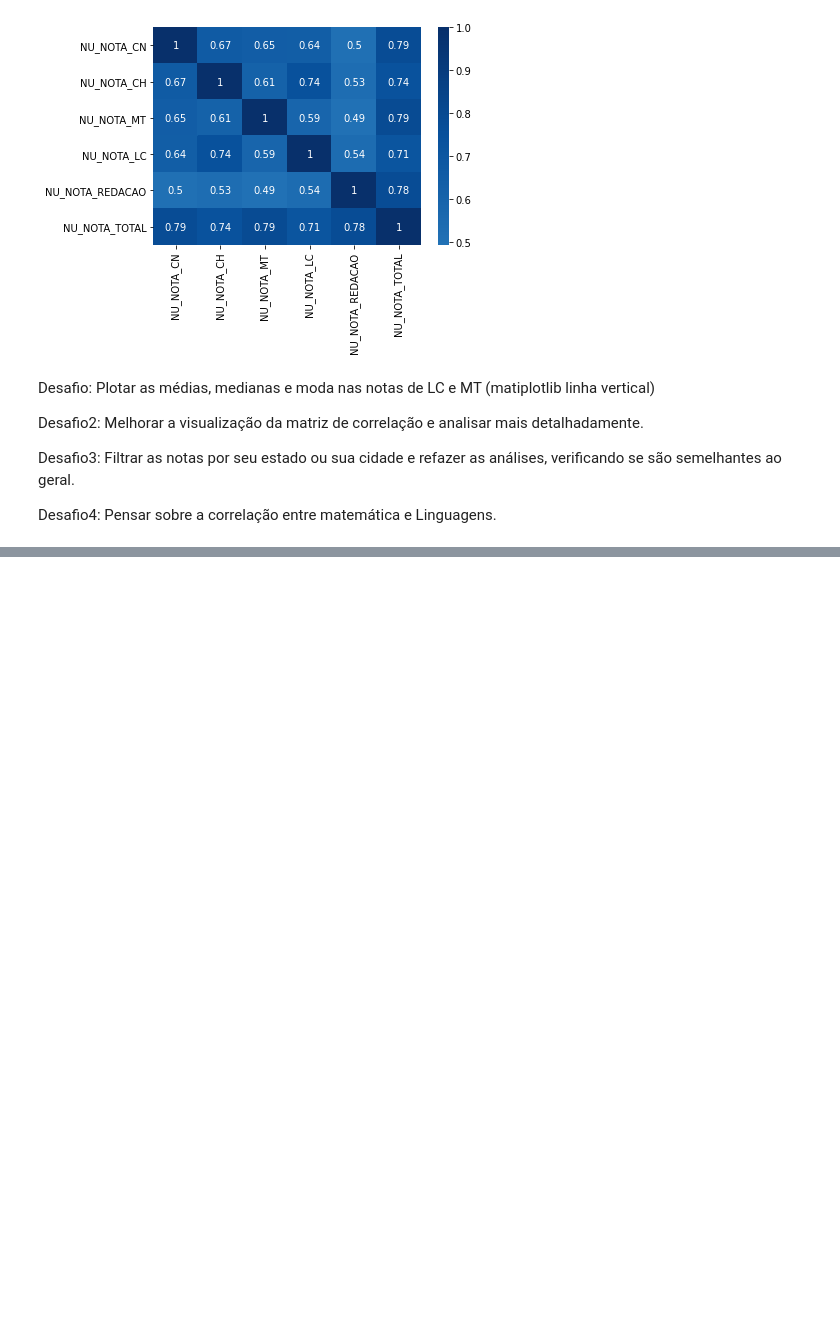
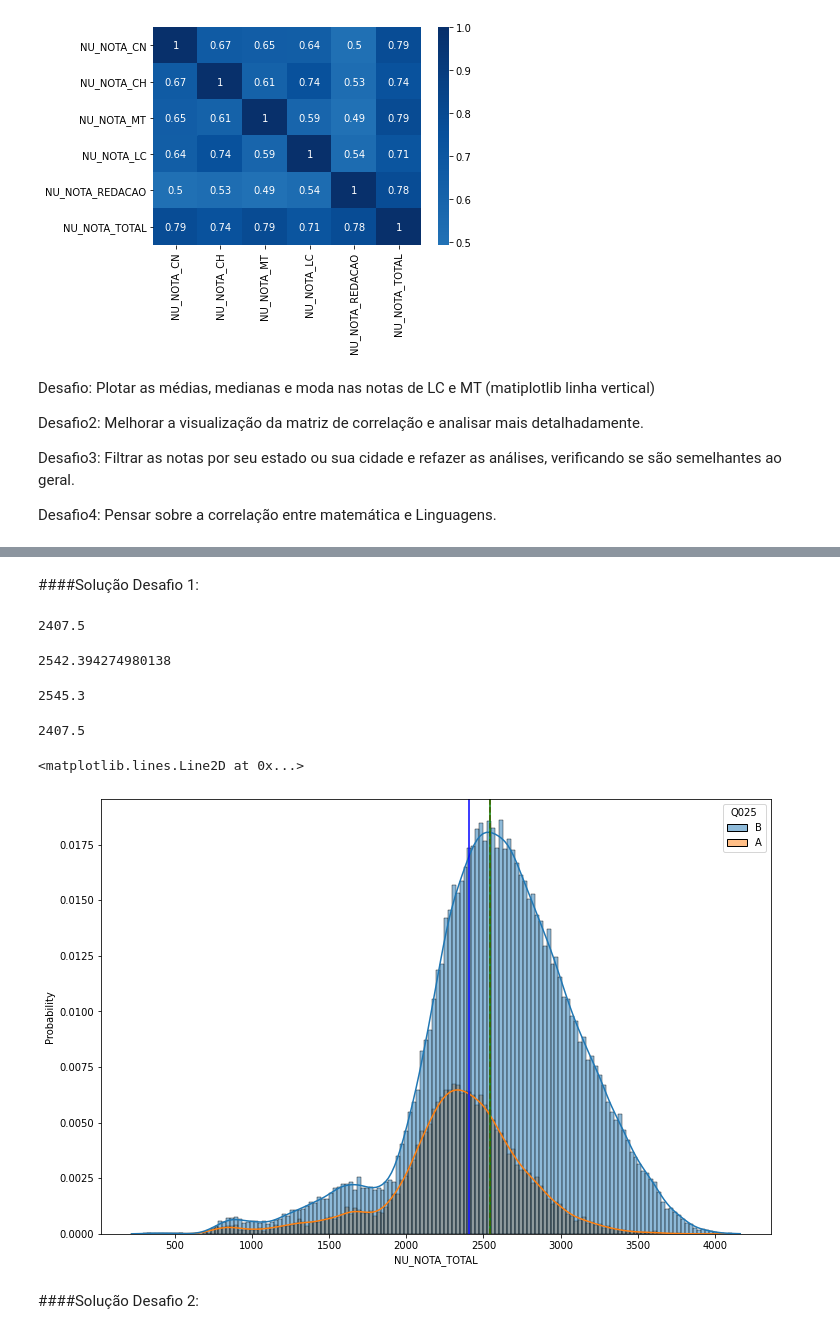
Before and after one commit to VictoralcNunes/AluraImers-oDados, a Jupyter notebook: Aula03.ipynb, the cells around one changed output, grey strips where cells are left out. Cells and saved outputs as stored; diff of their text form; code cells hidden in the pictures; blank space fills up the shorter version.

Commit message:
Desafios da aula 3 com as soluções

```diff
--- a/Aula03.ipynb
+++ b/Aula03.ipynb
@@ -503,0 +506,31 @@ Desafio4: Pensar sobre a correlação entre matemática e Linguagens.
+# %% [markdown]
+####Solução Desafio 1:
+# %%
+mean=dados_sem_notas_zero['NU_NOTA_TOTAL'].mean()
+median=dados_sem_notas_zero['NU_NOTA_TOTAL'].median()
+mode=dados_sem_notas_zero['NU_NOTA_TOTAL'].mode()[0]
+# %% [output]
+2407.5
+# %%
+mean
+# %% [output]
+2542.394274980138
+# %%
+median
+# %% [output]
+2545.3
+# %%
+mode
+# %% [output]
+2407.5
+# %%
+plt.figure(figsize=(12,8))
+sns.histplot(dados_sem_notas_zero, x = "NU_NOTA_TOTAL", hue="Q025", kde=True, stat="probability")
+plt.axvline(mean, color='r', linestyle='--')
+plt.axvline(median, color='g', linestyle='-')
+plt.axvline(mode, color='b', linestyle='-')
+# %% [output]
+<matplotlib.lines.Line2D at 0x...>
+[figure, added]
+# %% [markdown]
+####Solução Desafio 2:
```
Also changed, not shown: parts of 9 cells of this notebook.
